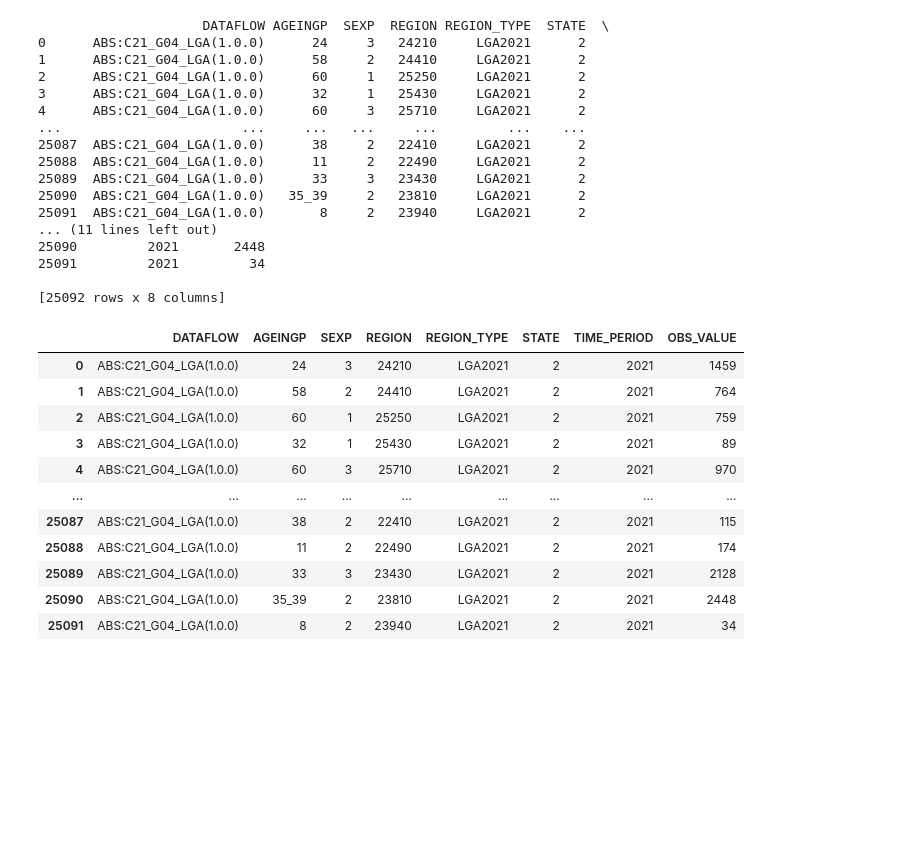
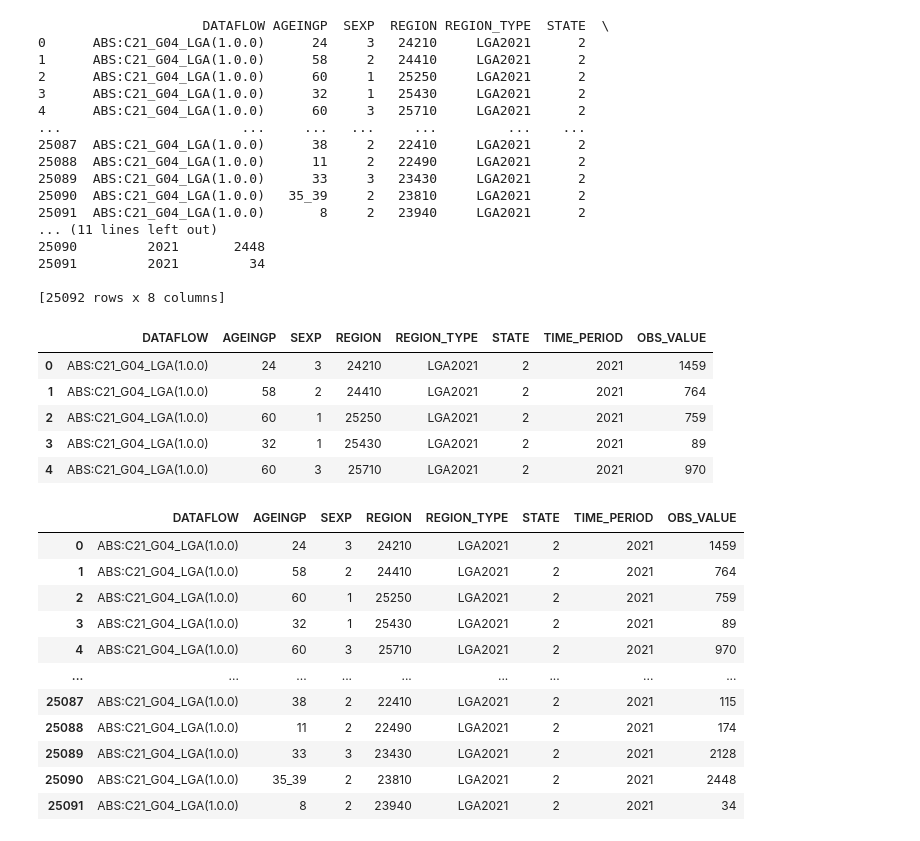
Before and after one commit to DanteC1997/Team3Project2, a Jupyter notebook: API - Project 2.ipynb, the cells around one changed output. Cells and saved outputs as stored; diff of their text form; code cells hidden in the pictures; blank space fills up the shorter version.

```diff
--- a/API - Project 2.ipynb
+++ b/API - Project 2.ipynb
@@ -14,26 +49,33 @@ https://api.data.abs.gov.au/data/ABS,C21_G04_LGA,1.0.0/....2?dimensionAtObservat
 # %%
 #Put ABS data into DataFrame
 
 abs_data = pd.read_csv('https://api.data.abs.gov.au/data/ABS,C21_G04_LGA,1.0.0/....2?dimensionAtObservation=AllDimensions&format=csv')
 print(abs_data)
+abs_data.head()
 # %% [output]
                      DATAFLOW AGEINGP  SEXP  REGION REGION_TYPE  STATE  \
 0      ABS:C21_G04_LGA(1.0.0)      24     3   24210     LGA2021      2
 1      ABS:C21_G04_LGA(1.0.0)      58     2   24410     LGA2021      2
 2      ABS:C21_G04_LGA(1.0.0)      60     1   25250     LGA2021      2
 3      ABS:C21_G04_LGA(1.0.0)      32     1   25430     LGA2021      2
 4      ABS:C21_G04_LGA(1.0.0)      60     3   25710     LGA2021      2
 ...                       ...     ...   ...     ...         ...    ...
 25087  ABS:C21_G04_LGA(1.0.0)      38     2   22410     LGA2021      2
 25088  ABS:C21_G04_LGA(1.0.0)      11     2   22490     LGA2021      2
 25089  ABS:C21_G04_LGA(1.0.0)      33     3   23430     LGA2021      2
 25090  ABS:C21_G04_LGA(1.0.0)   35_39     2   23810     LGA2021      2
 25091  ABS:C21_G04_LGA(1.0.0)       8     2   23940     LGA2021      2
 ... (11 lines left out)
 25090         2021       2448
 25091         2021         34
 
 [25092 rows x 8 columns]
+|  | DATAFLOW | AGEINGP | SEXP | REGION | REGION_TYPE | STATE | TIME_PERIOD | OBS_VALUE |
+| 0 | ABS:C21_G04_LGA(1.0.0) | 24 | 3 | 24210 | LGA2021 | 2 | 2021 | 1459 |
+| 1 | ABS:C21_G04_LGA(1.0.0) | 58 | 2 | 24410 | LGA2021 | 2 | 2021 | 764 |
+| 2 | ABS:C21_G04_LGA(1.0.0) | 60 | 1 | 25250 | LGA2021 | 2 | 2021 | 759 |
+| 3 | ABS:C21_G04_LGA(1.0.0) | 32 | 1 | 25430 | LGA2021 | 2 | 2021 | 89 |
+| 4 | ABS:C21_G04_LGA(1.0.0) | 60 | 3 | 25710 | LGA2021 | 2 | 2021 | 970 |
 # %%
 abs_data.loc[abs_data["STATE"]==2]
 # %% [output]
```
Also changed, not shown: parts of 11 cells of this notebook.
